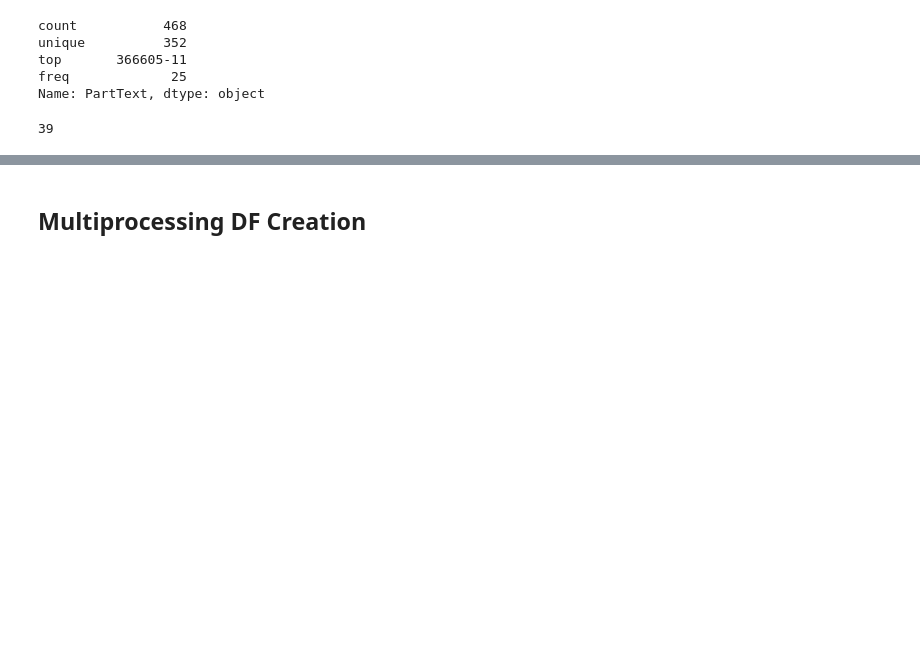
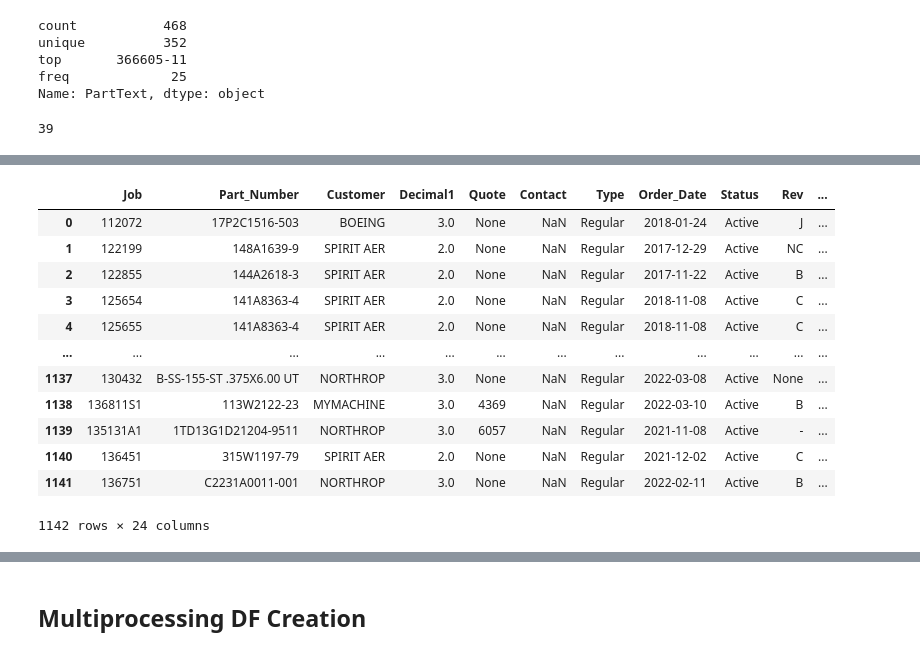
Before and after one commit to AsisASotelo/MRM-Contract-Review, a Jupyter notebook: EDA.ipynb, the cells around one changed output, grey strips where cells are left out. Saved outputs shown, nothing was run; the diff lists cells and outputs as text; code cells hidden in the pictures; blank space fills up the shorter version.

```diff
--- a/EDA.ipynb
+++ b/EDA.ipynb
@@ -503,0 +543,58 @@ Name: 473, dtype: object
+# %%
+CONNECTION_STRING = 'DRIVER={ODBC Driver 17 for SQL Server};SERVER=' + \
+                        DB_SERVERNAME + ';DATABASE=' + DB_DATABASENAME + '; UID=' + DB_USERNAME + ';PWD=' + DB_PASSWORD
+cnxn = pyodbc.connect(CONNECTION_STRING)
+# %%
+risk_query = """
+
+SELECT
+       [Job]
+      ,[Part_Number]
+      ,[Customer]
+      ,[User_Values].[Decimal1]
+      ,[Quote]
+      ,[Contact]
+      ,[Type]
+      ,[Order_Date]
+      ,[Status]
+
+      ,[Rev]
+      ,[Open_Operations]
+      ,[Priority]
+      ,[Customer_PO]
+      ,[Customer_PO_LN]
+      ,[Sched_End]
+      ,[Sched_Start]
+      ,[MRM].[dbo].[Job].[Note_Text]
+      ,[Comment]
+      ,[MRM].[dbo].[Job].[Last_Updated]
+      ,[Order_Unit]
+      ,[Holder_ID]
+      ,[Order_Taken_By]
+      ,[Plan_Modified]
+      ,[ObjectID]
+  FROM [MRM].[dbo].[Job]
+  INNER JOIN [MRM].[dbo].[User_Values] ON [MRM].[dbo].[Job].[User_Values] = [MRM].[dbo].[User_Values].[User_Values]
+  WHERE [Status] = 'Active'
+
+
+
+"""
+# %%
+risk_df = pd.read_sql(risk_query, cnxn)
+# %%
+risk_df
+# %% [output]
+|  | Job | Part_Number | Customer | Decimal1 | Quote | Contact | Type | Order_Date | Status | Rev | ... |
+| 0 | 112072 | 17P2C1516-503 | BOEING | 3.0 | None | NaN | Regular | 2018-01-24 | Active | J | ... |
+| 1 | 122199 | 148A1639-9 | SPIRIT AER | 2.0 | None | NaN | Regular | 2017-12-29 | Active | NC | ... |
+| 2 | 122855 | 144A2618-3 | SPIRIT AER | 2.0 | None | NaN | Regular | 2017-11-22 | Active | B | ... |
+| 3 | 125654 | 141A8363-4 | SPIRIT AER | 2.0 | None | NaN | Regular | 2018-11-08 | Active | C | ... |
+| 4 | 125655 | 141A8363-4 | SPIRIT AER | 2.0 | None | NaN | Regular | 2018-11-08 | Active | C | ... |
+| ... | ... | ... | ... | ... | ... | ... | ... | ... | ... | ... | ... |
+| 1137 | 130432 | B-SS-155-ST .375X6.00 UT | NORTHROP | 3.0 | None | NaN | Regular | 2022-03-08 | Active | None | ... |
+| 1138 | 136811S1 | 113W2122-23 | MYMACHINE | 3.0 | 4369 | NaN | Regular | 2022-03-10 | Active | B | ... |
+| 1139 | 135131A1 | 1TD13G1D21204-9511 | NORTHROP | 3.0 | 6057 | NaN | Regular | 2021-11-08 | Active | - | ... |
+| 1140 | 136451 | 315W1197-79 | SPIRIT AER | 2.0 | None | NaN | Regular | 2021-12-02 | Active | C | ... |
+| 1141 | 136751 | C2231A0011-001 | NORTHROP | 3.0 | None | NaN | Regular | 2022-02-11 | Active | B | ... |
+1142 rows × 24 columns
```
Also changed, not shown: parts of 28 cells of this notebook, 2 other files.
